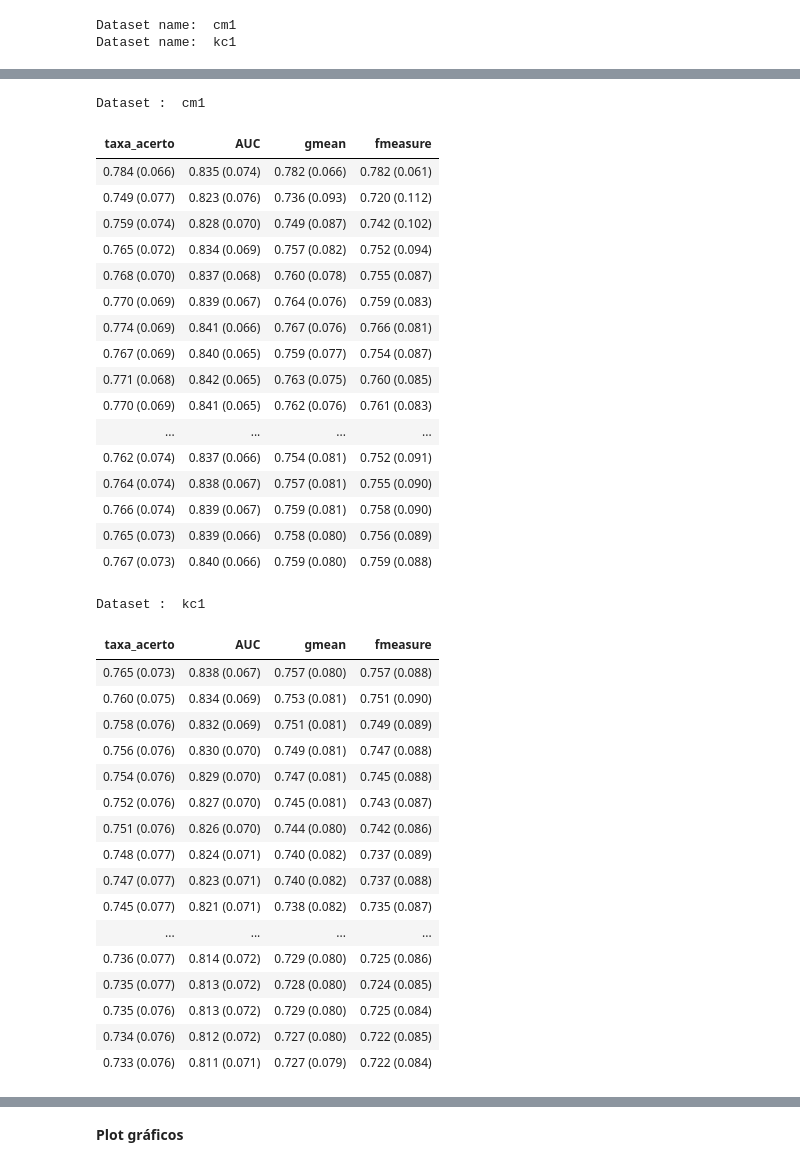
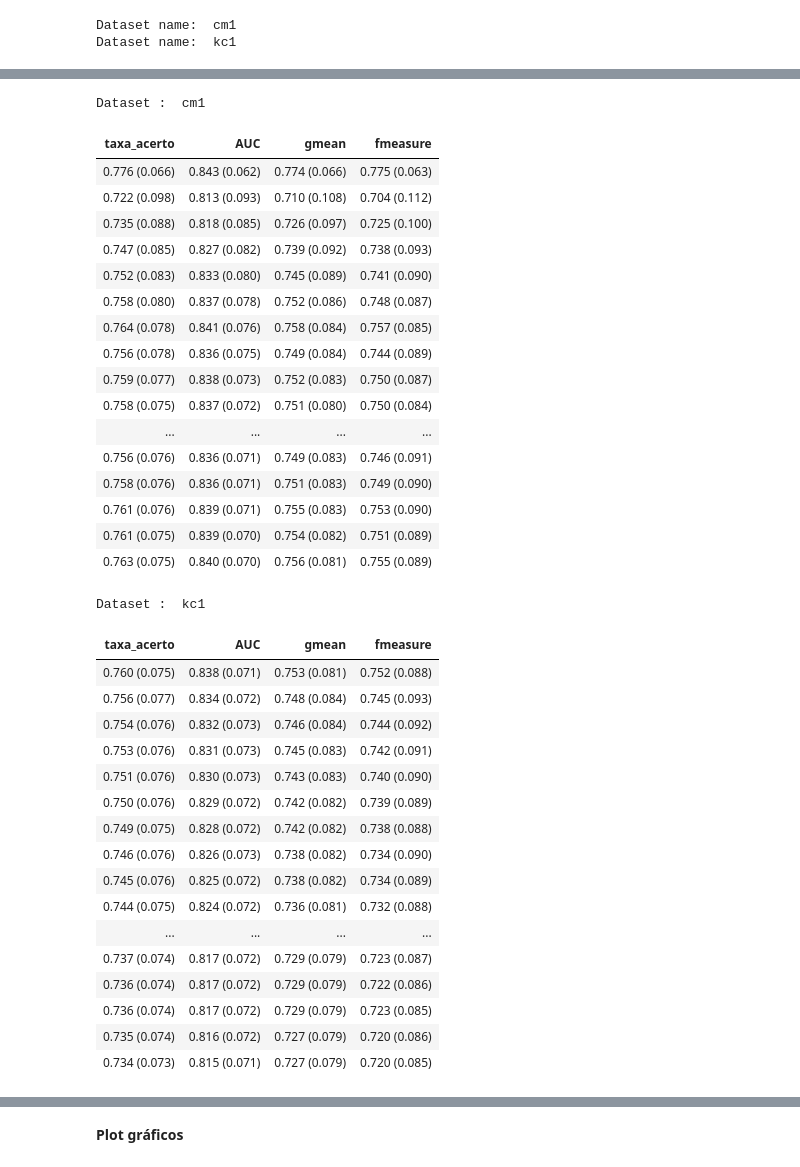
Before and after one commit to Francimaria/ensemble_learning, a Jupyter notebook: Exercicio-3/mcs_exe_3.ipynb, the cells around one changed output, grey strips where cells are left out. Saved outputs shown, nothing was run; the diff lists cells and outputs as text; code cells hidden in the pictures.

```diff
--- a/Exercicio-3/mcs_exe_3.ipynb
+++ b/Exercicio-3/mcs_exe_3.ipynb
@@ -145,12 +145,12 @@ def get_metrics(method, X_test):
   return df_result
 # %%
 def average_metrics(datasets_names, methods, n_folds, metrics):
-  df_result_avg = pd.DataFrame(columns = ['dataset','KDN','metodo','taxa_acerto_mean','taxa_acerto','AUC', 'gmean','fmeasure'])
+  df_result_avg = pd.DataFrame(columns = ['dataset','KDN','metodo','taxa_acerto_mean','taxa_acerto_std','taxa_acerto','AUC', 'gmean','fmeasure'])
   taxa_acerto,auc,gmean,fmeasure = [],[],[],[]
   for ds_name in datasets_names:
     for method in methods:
       for hardness_type, filter_func in kdn_conf:
-        for fold in range(1,n_folds):
+        for fold in range(1,n_folds+1):
           data = metrics_results[ds_name][fold][hardness_type][method]
           taxa_acerto.append(data.taxa_acerto[0])
           auc.append(data.AUC[0])
@@ -160,6 +160,7 @@ def average_metrics(datasets_names, methods, n_folds, metrics):
                     'KDN': hardness_type,
                     'metodo':method,
                     'taxa_acerto_mean': np.mean(taxa_acerto),
+                    'taxa_acerto_std': np.std(taxa_acerto),
                     'taxa_acerto': "%0.3f (%0.3f)" % (np.mean(taxa_acerto), np.std(taxa_acerto)),
                     'AUC': "%0.3f (%0.3f)" % (np.mean(auc), np.std(auc)),
                     'gmean': "%0.3f (%0.3f)" % (np.mean(gmean),np.std(gmean)),
@@ -217,8 +218,8 @@ for ds_name in datasets_names:
       knorau = KNORAU(pool_classifiers, k=7, random_state=rng)
       kne = KNORAE(pool_classifiers, k=7, random_state=rng)
 
-      names = ['Single Best', 'Static Selection',
-               'OLA', 'LCA','MCB','KNORA-U', 'KNORA-E']
+      names = ['SB', 'SS',
+               'OLA', 'LCA','MCB','KN-U', 'KN-E']
 
       methods = [single_best, static_selection,
                  ola, lca, mcb, knorau, kne]
@@ -261,50 +262,52 @@ def highlight_max(s):
 # %%
 for ds_name in datasets_names:
     df = df_result
     df = df.drop('taxa_acerto_mean', axis=1)
     print("Dataset : ", ds_name)
     df = df.loc[(df_result['dataset'] == ds_name)]
     df = df.drop('dataset', axis=1)
     column_names = ['metodo','KDN','taxa_acerto','AUC','gmean','fmeasure']
     subset = ['taxa_acerto','AUC','gmean','fmeasure']
     df = df.reindex(columns=column_names)
     df_data = df.reindex(columns=subset)
     display(df_data.style.apply(highlight_max, axis=0).hide_index())
     df.to_latex(("/content/df_result_"+ ds_name + ".tex"), index = False, multirow = True, column_format='|c|c|l|l|l|l|')
+
+df_data
 # %% [output]
 Dataset :  cm1
 | taxa_acerto | AUC | gmean | fmeasure |
-| 0.784 (0.066) | 0.835 (0.074) | 0.782 (0.066) | 0.782 (0.061) |
-| 0.749 (0.077) | 0.823 (0.076) | 0.736 (0.093) | 0.720 (0.112) |
-| 0.759 (0.074) | 0.828 (0.070) | 0.749 (0.087) | 0.742 (0.102) |
-| 0.765 (0.072) | 0.834 (0.069) | 0.757 (0.082) | 0.752 (0.094) |
-| 0.768 (0.070) | 0.837 (0.068) | 0.760 (0.078) | 0.755 (0.087) |
-| 0.770 (0.069) | 0.839 (0.067) | 0.764 (0.076) | 0.759 (0.083) |
-| 0.774 (0.069) | 0.841 (0.066) | 0.767 (0.076) | 0.766 (0.081) |
-| 0.767 (0.069) | 0.840 (0.065) | 0.759 (0.077) | 0.754 (0.087) |
-| 0.771 (0.068) | 0.842 (0.065) | 0.763 (0.075) | 0.760 (0.085) |
-| 0.770 (0.069) | 0.841 (0.065) | 0.762 (0.076) | 0.761 (0.083) |
+| 0.776 (0.066) | 0.843 (0.062) | 0.774 (0.066) | 0.775 (0.063) |
+| 0.722 (0.098) | 0.813 (0.093) | 0.710 (0.108) | 0.704 (0.112) |
+| 0.735 (0.088) | 0.818 (0.085) | 0.726 (0.097) | 0.725 (0.100) |
+| 0.747 (0.085) | 0.827 (0.082) | 0.739 (0.092) | 0.738 (0.093) |
+| 0.752 (0.083) | 0.833 (0.080) | 0.745 (0.089) | 0.741 (0.090) |
+| 0.758 (0.080) | 0.837 (0.078) | 0.752 (0.086) | 0.748 (0.087) |
+| 0.764 (0.078) | 0.841 (0.076) | 0.758 (0.084) | 0.757 (0.085) |
+| 0.756 (0.078) | 0.836 (0.075) | 0.749 (0.084) | 0.744 (0.089) |
+| 0.759 (0.077) | 0.838 (0.073) | 0.752 (0.083) | 0.750 (0.087) |
+| 0.758 (0.075) | 0.837 (0.072) | 0.751 (0.080) | 0.750 (0.084) |
 | ... | ... | ... | ... |
-| 0.762 (0.074) | 0.837 (0.066) | 0.754 (0.081) | 0.752 (0.091) |
-| 0.764 (0.074) | 0.838 (0.067) | 0.757 (0.081) | 0.755 (0.090) |
-| 0.766 (0.074) | 0.839 (0.067) | 0.759 (0.081) | 0.758 (0.090) |
-| 0.765 (0.073) | 0.839 (0.066) | 0.758 (0.080) | 0.756 (0.089) |
-| 0.767 (0.073) | 0.840 (0.066) | 0.759 (0.080) | 0.759 (0.088) |
+| 0.756 (0.076) | 0.836 (0.071) | 0.749 (0.083) | 0.746 (0.091) |
+| 0.758 (0.076) | 0.836 (0.071) | 0.751 (0.083) | 0.749 (0.090) |
+| 0.761 (0.076) | 0.839 (0.071) | 0.755 (0.083) | 0.753 (0.090) |
+| 0.761 (0.075) | 0.839 (0.070) | 0.754 (0.082) | 0.751 (0.089) |
+| 0.763 (0.075) | 0.840 (0.070) | 0.756 (0.081) | 0.755 (0.089) |
 Dataset :  kc1
 | taxa_acerto | AUC | gmean | fmeasure |
-| 0.765 (0.073) | 0.838 (0.067) | 0.757 (0.080) | 0.757 (0.088) |
-| 0.760 (0.075) | 0.834 (0.069) | 0.753 (0.081) | 0.751 (0.090) |
-| 0.758 (0.076) | 0.832 (0.069) | 0.751 (0.081) | 0.749 (0.089) |
-| 0.756 (0.076) | 0.830 (0.070) | 0.749 (0.081) | 0.747 (0.088) |
-| 0.754 (0.076) | 0.829 (0.070) | 0.747 (0.081) | 0.745 (0.088) |
-| 0.752 (0.076) | 0.827 (0.070) | 0.745 (0.081) | 0.743 (0.087) |
-| 0.751 (0.076) | 0.826 (0.070) | 0.744 (0.080) | 0.742 (0.086) |
-| 0.748 (0.077) | 0.824 (0.071) | 0.740 (0.082) | 0.737 (0.089) |
-| 0.747 (0.077) | 0.823 (0.071) | 0.740 (0.082) | 0.737 (0.088) |
-| 0.745 (0.077) | 0.821 (0.071) | 0.738 (0.082) | 0.735 (0.087) |
+| 0.760 (0.075) | 0.838 (0.071) | 0.753 (0.081) | 0.752 (0.088) |
+| 0.756 (0.077) | 0.834 (0.072) | 0.748 (0.084) | 0.745 (0.093) |
+| 0.754 (0.076) | 0.832 (0.073) | 0.746 (0.084) | 0.744 (0.092) |
+| 0.753 (0.076) | 0.831 (0.073) | 0.745 (0.083) | 0.742 (0.091) |
+| 0.751 (0.076) | 0.830 (0.073) | 0.743 (0.083) | 0.740 (0.090) |
+| 0.750 (0.076) | 0.829 (0.072) | 0.742 (0.082) | 0.739 (0.089) |
+| 0.749 (0.075) | 0.828 (0.072) | 0.742 (0.082) | 0.738 (0.088) |
+| 0.746 (0.076) | 0.826 (0.073) | 0.738 (0.082) | 0.734 (0.090) |
+| 0.745 (0.076) | 0.825 (0.072) | 0.738 (0.082) | 0.734 (0.089) |
+| 0.744 (0.075) | 0.824 (0.072) | 0.736 (0.081) | 0.732 (0.088) |
 | ... | ... | ... | ... |
-| 0.736 (0.077) | 0.814 (0.072) | 0.729 (0.080) | 0.725 (0.086) |
-| 0.735 (0.077) | 0.813 (0.072) | 0.728 (0.080) | 0.724 (0.085) |
-| 0.735 (0.076) | 0.813 (0.072) | 0.729 (0.080) | 0.725 (0.084) |
-| 0.734 (0.076) | 0.812 (0.072) | 0.727 (0.080) | 0.722 (0.085) |
-| 0.733 (0.076) | 0.811 (0.071) | 0.727 (0.079) | 0.722 (0.084) |
+| 0.737 (0.074) | 0.817 (0.072) | 0.729 (0.079) | 0.723 (0.087) |
+| 0.736 (0.074) | 0.817 (0.072) | 0.729 (0.079) | 0.722 (0.086) |
+| 0.736 (0.074) | 0.817 (0.072) | 0.729 (0.079) | 0.723 (0.085) |
+| 0.735 (0.074) | 0.816 (0.072) | 0.727 (0.079) | 0.720 (0.086) |
+| 0.734 (0.073) | 0.815 (0.071) | 0.727 (0.079) | 0.720 (0.085) |
```
Also changed, not shown: parts of 9 cells of this notebook.
